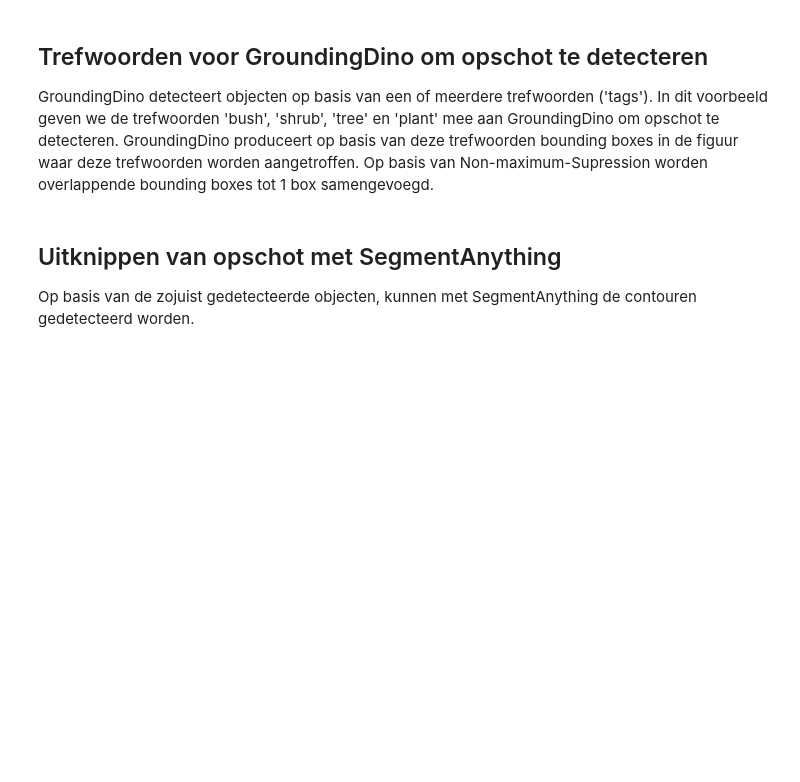
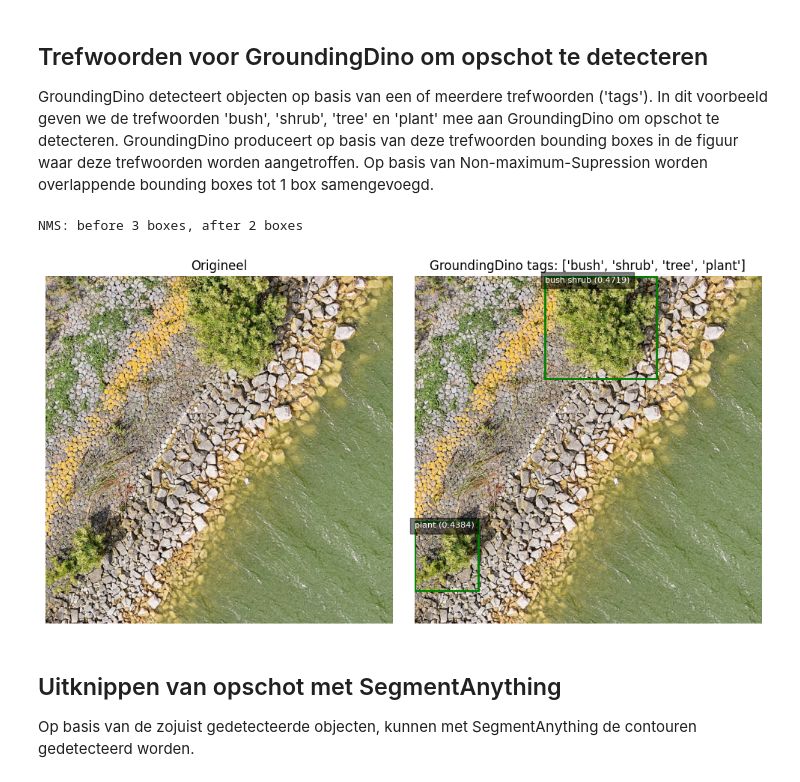
Before and after one commit to AI-Toolbox-Waterkeringen/AI-toolbox-waterkeringen, a Jupyter notebook: docs/examples/opschotdetectie_voorbeeld.ipynb, the cells around one changed output. Cells and saved outputs as stored; diff of their text form; code cells hidden in the pictures; blank space fills up the shorter version.

```diff
--- a/docs/examples/opschotdetectie_voorbeeld.ipynb
+++ b/docs/examples/opschotdetectie_voorbeeld.ipynb
@@ -82,7 +85,6 @@ GroundingDino detecteert objecten op basis van een of meerdere trefwoorden ('tag
 # %%
 tag_list = ["bush", "shrub", "tree", "plant"]
 tags = ". ".join(tag_list)
-
 
 def get_grounding_output(
     model: torch.nn.Module,
@@ -149,7 +151,6 @@ def get_grounding_output(
     except Exception as e:
         raise Exception(f"An error occurred during model prediction: {e}")
 
-
 # Find bounding boxes with grounding dino
 boxes_filt, scores, pred_phrases = get_grounding_output(
     dino_model,
@@ -159,9 +160,9 @@ boxes_filt, scores, pred_phrases = get_grounding_output(
     0.25,
     device=cfg.DEVICE,
 )
-boxes_filt = boxes_filt.cpu()
+boxes_filt =boxes_filt.cpu()
 
-# Resize boxes
+ # Resize boxes
 size = image_pil.size
 H, W = size[1], size[0]
 for i in range(boxes_filt.size(0)):
@@ -170,49 +171,50 @@ for i in range(boxes_filt.size(0)):
     boxes_filt[i][2:] += boxes_filt[i][:2]
 
 # use NMS to handle overlapped boxes
-nms_idx = torchvision.ops.nms(boxes_filt, scores, 0.5).numpy().tolist()
+nms_idx = (
+    torchvision.ops.nms(boxes_filt, scores, 0.5).numpy().tolist()
+)
 if cfg.DO_IOU_MERGE:
     boxes_filt_clean = boxes_filt[nms_idx]
     pred_phrases_clean = [pred_phrases[idx] for idx in nms_idx]
-    print(
-        f"NMS: before {boxes_filt.shape[0]} boxes, after {boxes_filt_clean.shape[0]} boxes"
-    )
+    print(f"NMS: before {boxes_filt.shape[0]} boxes, after {boxes_filt_clean.shape[0]} boxes")
 else:
     boxes_filt_clean = boxes_filt
     pred_phrases_clean = pred_phrases
-
 
 def show_box(box: Iterable[float], ax: matplotlib.axes.Axes, label: str) -> None:
     x0, y0 = box[0], box[1]
     w, h = box[2] - x0, box[3] - y0
     rect = plt.Rectangle((x0, y0), w, h, edgecolor="green", facecolor="none", lw=2)
     ax.add_patch(rect)
     ax.text(
         x0,
         y0,
         label,
         verticalalignment="top",
         color="white",
         fontsize=8,
         bbox={"facecolor": "black", "alpha": 0.5},
     )
     return None
 
-
 fig, axs = plt.subplots(1, 2, figsize=(10, 5), dpi=100, squeeze=False)
 
 ax = axs[0, 0]
 ax.imshow(image_np)
 ax.set_title("Origineel", wrap=True)
 ax.axis("off")
 
 ax = axs[0, 1]
 ax.imshow(image_np)
 for box, label in zip(boxes_filt_clean, pred_phrases_clean):
     show_box(box.numpy(), ax, label)
 ax.set_title(f"GroundingDino tags: {tag_list}", wrap=True)
 ax.axis("off")
 fig.tight_layout();
+# %% [output]
+NMS: before 3 boxes, after 2 boxes
+[figure, added]
 # %% [markdown]
 ## Uitknippen van opschot met SegmentAnything
 Op basis van de zojuist gedetecteerde objecten, kunnen met SegmentAnything de contouren gedetecteerd worden.
```
Also changed, not shown: parts of 4 cells of this notebook, 1 other file.
